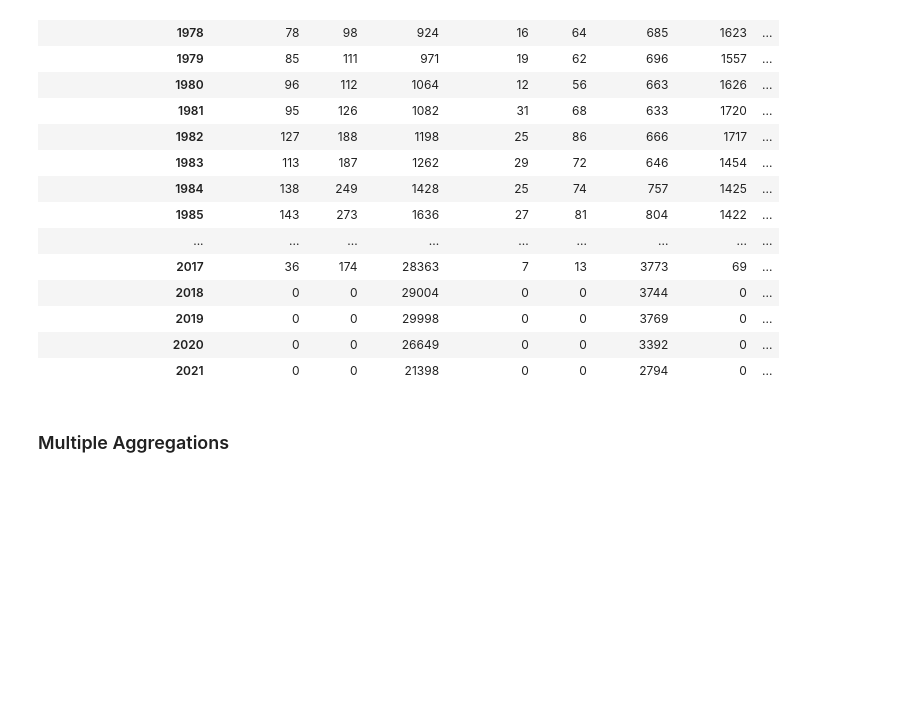
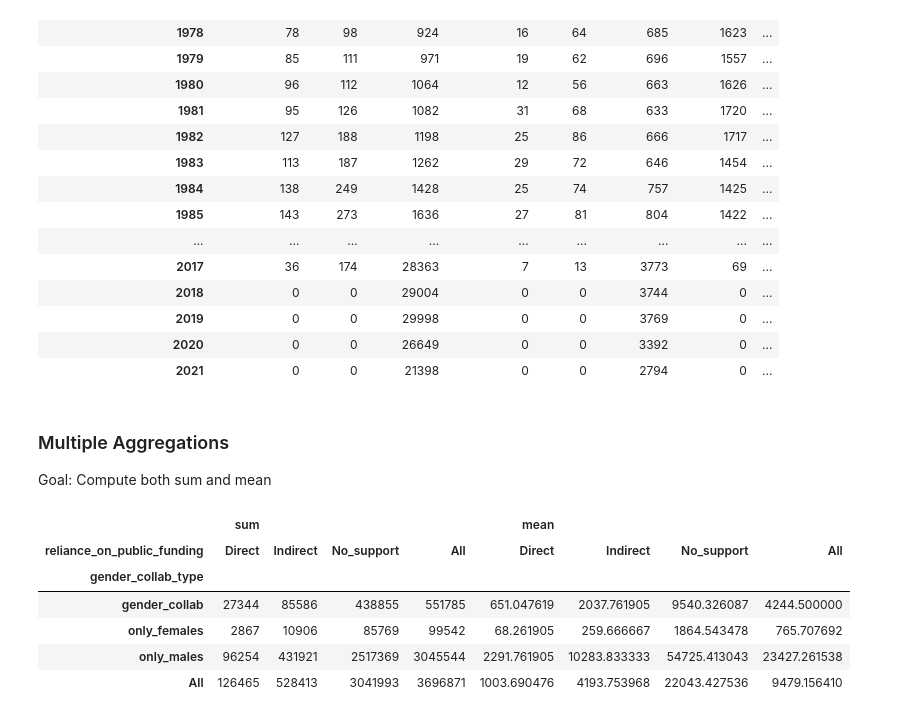
Before and after one commit to jieshu-wang-SBU/EST389_371_2026_spring, a Jupyter notebook: lectures/09-advanced_data_operations/09-01_Pivot_dataframes.ipynb, the cells around one changed output. Cells and saved outputs as stored; diff of their text form; code cells hidden in the pictures; blank space fills up the shorter version.

```diff
--- a/lectures/09-advanced_data_operations/09-01_Pivot_dataframes.ipynb
+++ b/lectures/09-advanced_data_operations/09-01_Pivot_dataframes.ipynb
@@ -201,3 +202,23 @@ pivot_wide
 | 2021 | 0 | 0 | 21398 | 0 | 0 | 2794 | 0 | ... |
 # %% [markdown]
 ### Multiple Aggregations
+Goal: Compute both sum and mean
+# %%
+pivot_4 = pd.pivot_table(
+    df,
+    values="patent_count",
+    index="gender_collab_type",
+    columns="reliance_on_public_funding",
+    aggfunc=["sum", "mean"],
+    margins=True, # try change it to True and False
+)
+
+pivot_4
+# %% [output]
+|  | sum |  |  |  | mean |  |  |  |
+| reliance_on_public_funding | Direct | Indirect | No_support | All | Direct | Indirect | No_support | All |
+| gender_collab_type |  |  |  |  |  |  |  |  |
+| gender_collab | 27344 | 85586 | 438855 | 551785 | 651.047619 | 2037.761905 | 9540.326087 | 4244.500000 |
+| only_females | 2867 | 10906 | 85769 | 99542 | 68.261905 | 259.666667 | 1864.543478 | 765.707692 |
+| only_males | 96254 | 431921 | 2517369 | 3045544 | 2291.761905 | 10283.833333 | 54725.413043 | 23427.261538 |
+| All | 126465 | 528413 | 3041993 | 3696871 | 1003.690476 | 4193.753968 | 22043.427536 | 9479.156410 |
```
Also changed, not shown: parts of 14 cells of this notebook.
